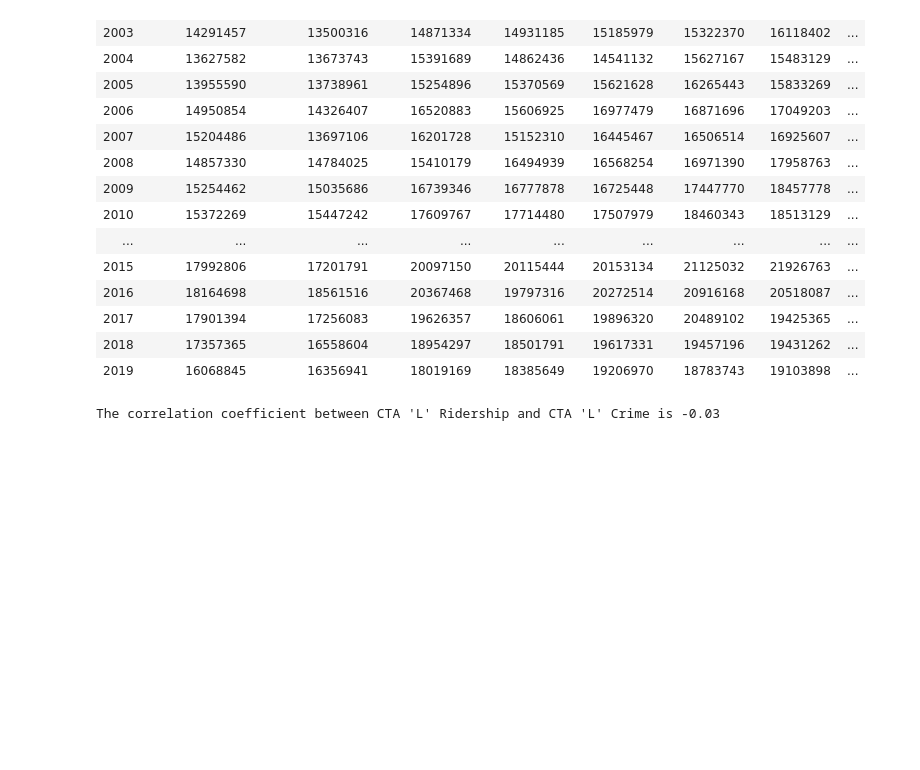
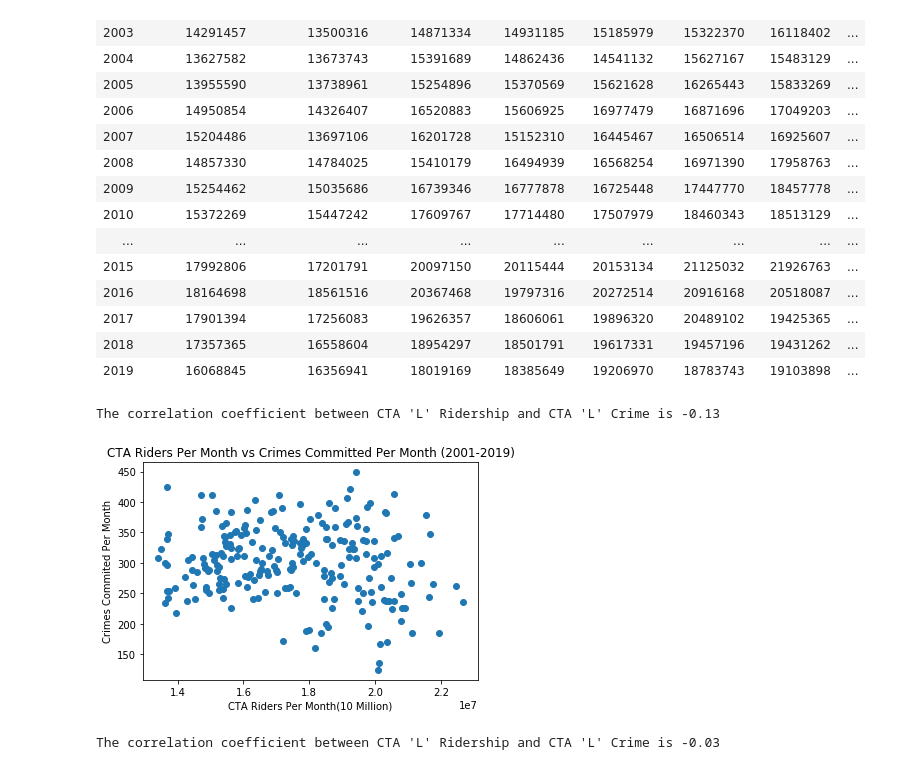
Before and after one commit to o0oo000o0o0o/Project-1, a Jupyter notebook: project.ipynb, the cells around one changed output. Cells and saved outputs as stored; diff of their text form; code cells hidden in the pictures; blank space fills up the shorter version.

```diff
--- a/project.ipynb
+++ b/project.ipynb
@@ -269,6 +698,18 @@ cta_month_list = []
 for sublist in all_years_cta:
     for item in sublist:
         cta_month_list.append(item)
+# %%
+print(f"The correlation coefficient between CTA 'L' Ridership and CTA 'L' Crime is {round(stats.pearsonr(cta_month_list[1:],crime_month_list[:-1])[0],2)}")
+
+plt.scatter(cta_month_list[1:],crime_month_list[:-1])
+plt.xlabel("CTA Riders Per Month(10 Million)")
+plt.ylabel("Crimes Commited Per Month")
+plt.title("CTA Riders Per Month vs Crimes Committed Per Month (2001-2019)")
+
+plt.show()
+# %% [output]
+The correlation coefficient between CTA 'L' Ridership and CTA 'L' Crime is -0.13
+[figure, added]
 # %%
 print(f"The correlation coefficient between CTA 'L' Ridership and CTA 'L' Crime is {round(stats.pearsonr(cta_month_list,crime_month_list)[0],2)}")
 
```
Also changed, not shown: parts of 26 cells of this notebook, 1 other file.
